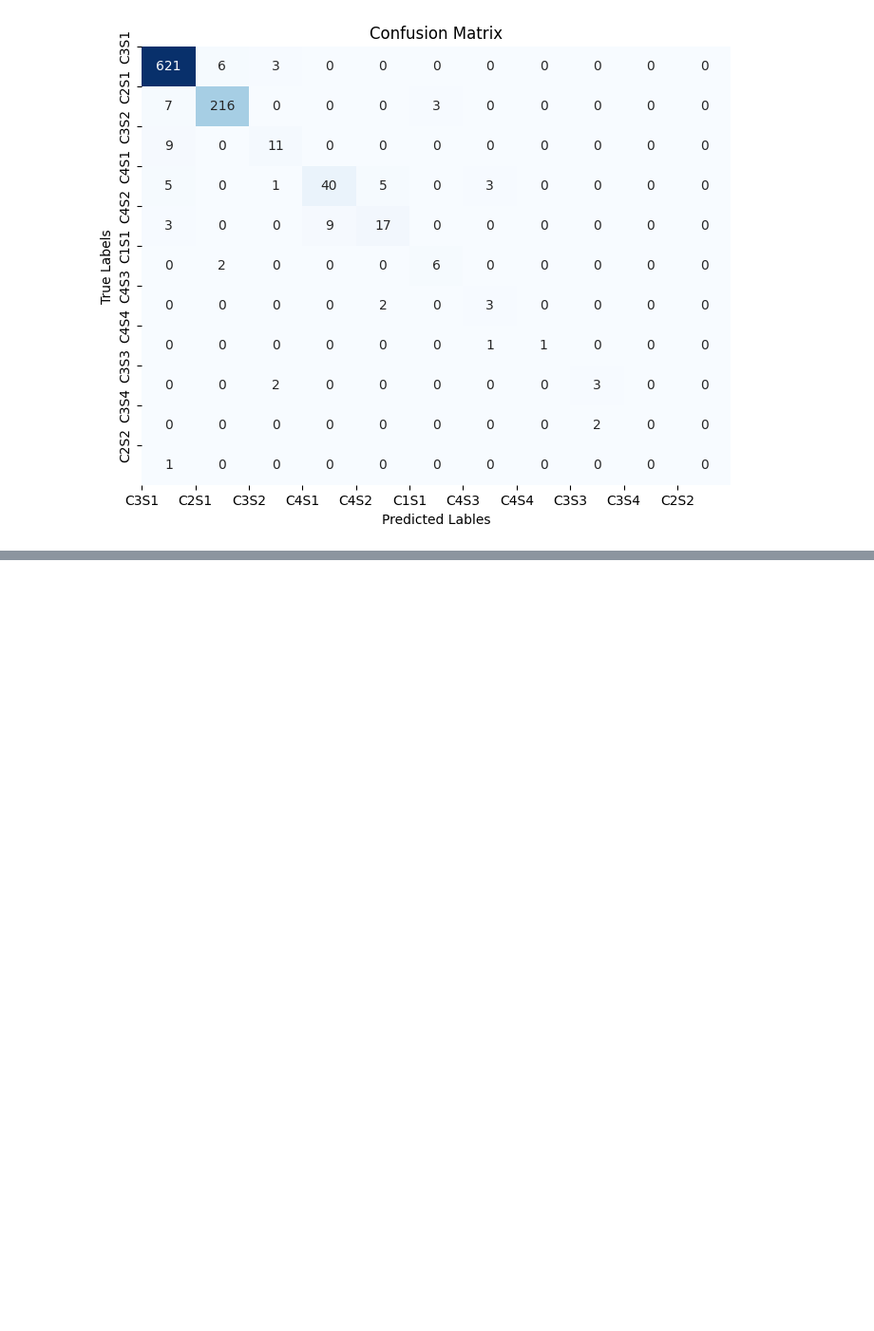
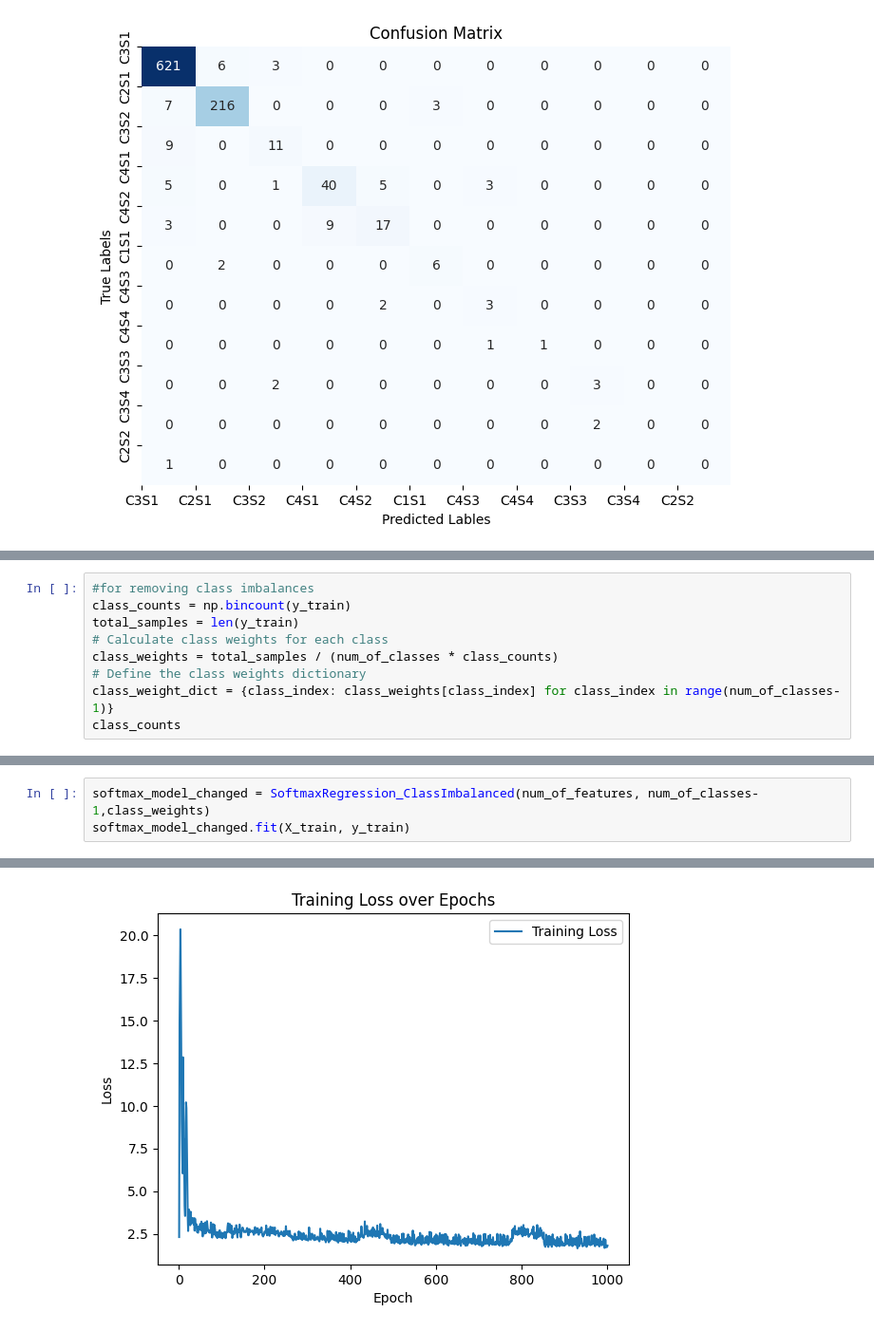
Before and after one commit to heckop/GroundWater_analyzer, a Jupyter notebook: Softmax_Implementation_And_Data_Preprocessing/SoftmaxRegression.ipynb, the cells around one changed output, grey strips where cells are left out. Shown at 95% size. Saved outputs shown, nothing was run; the diff lists cells and outputs as text; blank space fills up the shorter version.

Commit message:
Added Optimisation for class Imbalances
Also added roc curves and auc , considering one vs all strategy

```diff
--- a/Softmax_Implementation_And_Data_Preprocessing/SoftmaxRegression.ipynb
+++ b/Softmax_Implementation_And_Data_Preprocessing/SoftmaxRegression.ipynb
@@ -339,0 +394,9 @@ F1_Score:0.9290
+# %%
+#for removing class imbalances
+class_counts = np.bincount(y_train)
+total_samples = len(y_train)
+# Calculate class weights for each class
+class_weights = total_samples / (num_of_classes * class_counts)
+# Define the class weights dictionary
+class_weight_dict = {class_index: class_weights[class_index] for class_index in range(num_of_classes-1)}
+class_counts
@@ -339,0 +520,4 @@ F1_Score:0.9290
+# %%
+softmax_model_changed = SoftmaxRegression_ClassImbalanced(num_of_features, num_of_classes-1,class_weights)
+softmax_model_changed.fit(X_train, y_train)
+# %% [output]
@@ -339,0 +534 @@ F1_Score:0.9290
+[figure, added]
```
Also changed, not shown: parts of 13 cells of this notebook, 2 other files.
